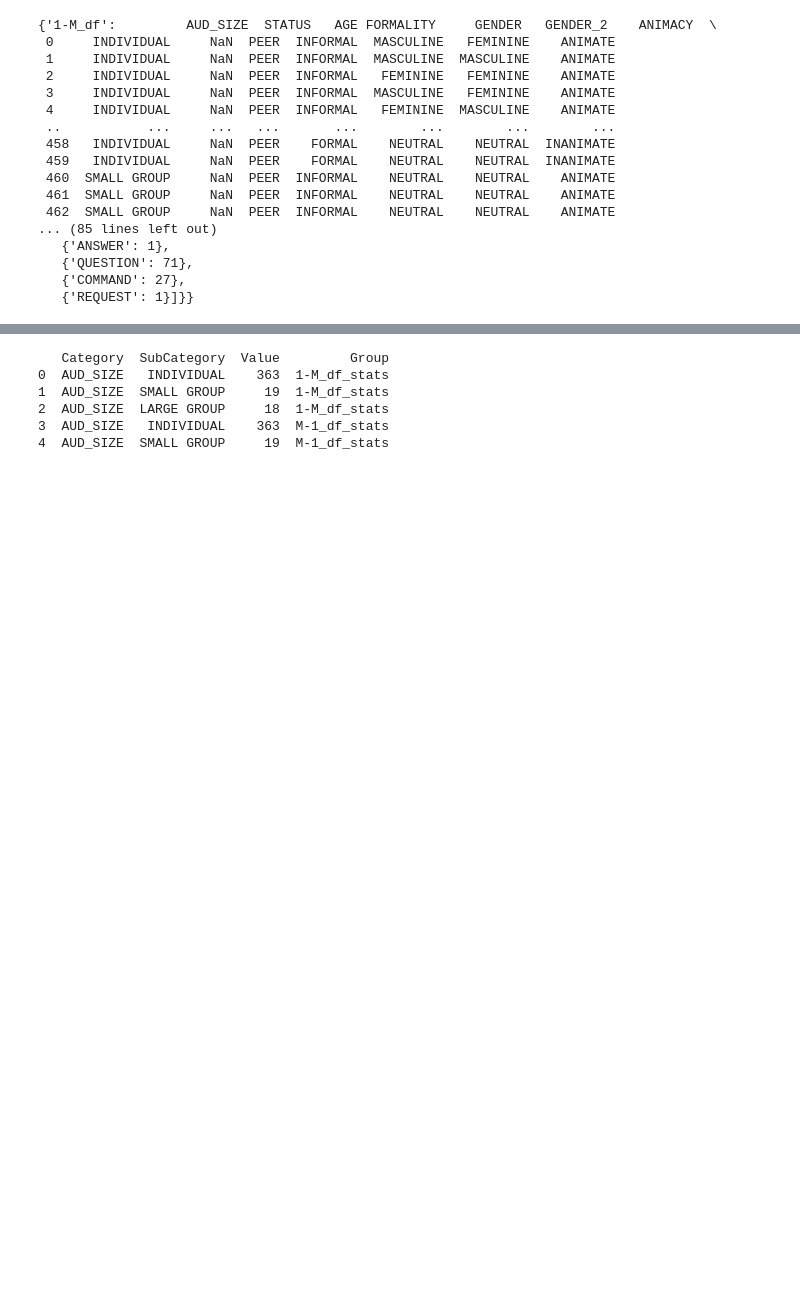
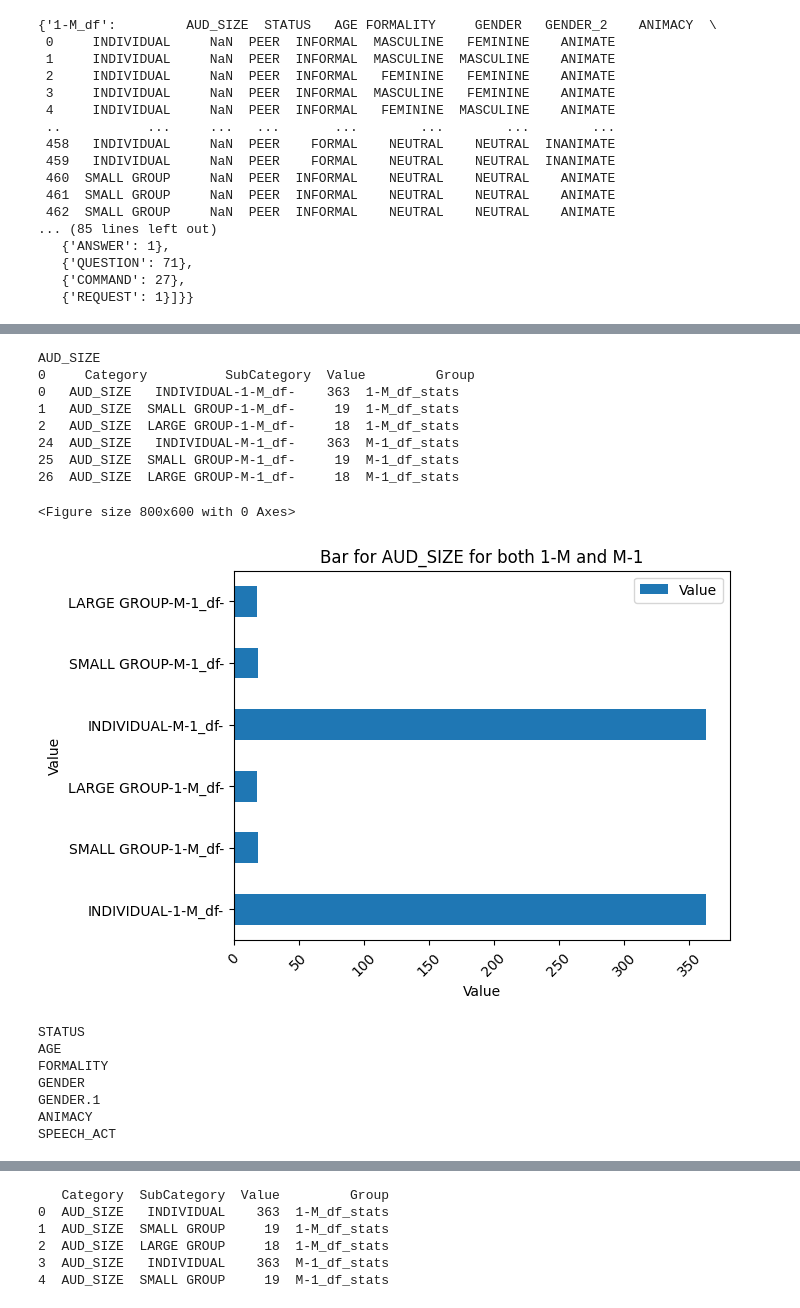
Before and after one commit to Brinkley97/comp-express-mt, a Jupyter notebook: experiments/notebooks/separate_by_class.ipynb, the cells around one changed output, grey strips where cells are left out. Saved outputs shown, nothing was run; the diff lists cells and outputs as text; code cells hidden in the pictures; blank space fills up the shorter version.

```diff
--- a/experiments/notebooks/separate_by_class.ipynb
+++ b/experiments/notebooks/separate_by_class.ipynb
@@ -252,0 +272,35 @@ KeyError: 'Group'
+# %%
+categories = combined_df["Category"].unique()
+for categories_idx in range(len(categories)):
+    category = categories[categories_idx]
+    print(category)
+    filt_category = combined_df["Category"] == category
+    category_df = combined_df[filt_category]
+    if categories_idx == 0:
+        print(categories_idx, category_df)
+
+        plt.figure(figsize=(8, 6))
+        category_df.plot.barh(x="SubCategory", y="Value")
+        plt.title(f"Bar for {category} for both 1-M and M-1")
+        plt.xlabel("Value")
+        plt.ylabel("Value")
+        plt.xticks(rotation=45)
+        plt.show()
+# %% [output]
+AUD_SIZE
+0     Category          SubCategory  Value         Group
+0   AUD_SIZE   INDIVIDUAL-1-M_df-    363  1-M_df_stats
+1   AUD_SIZE  SMALL GROUP-1-M_df-     19  1-M_df_stats
+2   AUD_SIZE  LARGE GROUP-1-M_df-     18  1-M_df_stats
+24  AUD_SIZE   INDIVIDUAL-M-1_df-    363  M-1_df_stats
+25  AUD_SIZE  SMALL GROUP-M-1_df-     19  M-1_df_stats
+26  AUD_SIZE  LARGE GROUP-M-1_df-     18  M-1_df_stats
+<Figure size 800x600 with 0 Axes>
+[figure, added]
+STATUS
+AGE
+FORMALITY
+GENDER
+GENDER.1
+ANIMACY
+SPEECH_ACT
```
Also changed, not shown: parts of 5 cells of this notebook.
